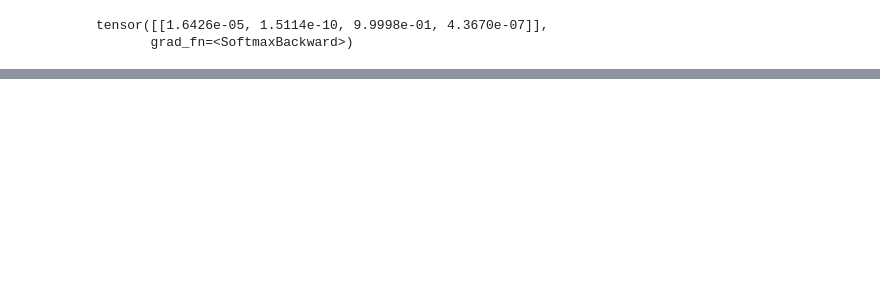
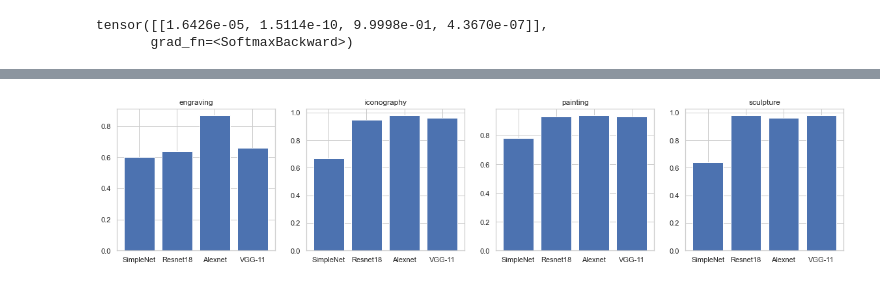
Before and after one commit to Indevem/art-classification, a Jupyter notebook: model/model.ipynb, the cells around one changed output, grey strips where cells are left out. Saved outputs shown, nothing was run; the diff lists cells and outputs as text; code cells hidden in the pictures; blank space fills up the shorter version.

```diff
--- a/model/model.ipynb
+++ b/model/model.ipynb
@@ -405,0 +427,15 @@ plt.show()
+# %%
+results = {
+    'engraving': [0.6, 0.64, 0.87, 0.66],
+    'iconography': [0.67, 0.95, 0.98, 0.96],
+    'painting': [0.78, 0.93, 0.94, 0.93],
+    'sculpture': [0.64, 0.98, 0.96, 0.98]
+}
+plt.figure(figsize=(20,4))
+for key, i in zip(results.keys(), range(1,5)):
+    plt.subplot(1,4,i)
+    plt.bar(['SimpleNet', 'Resnet18', 'Alexnet', 'VGG-11'], results[key])
+    plt.title(key)
+plt.gcf().savefig('results')
+# %% [output]
+[figure, added]
```
Also changed, not shown: parts of 7 cells of this notebook, 9 other files.
